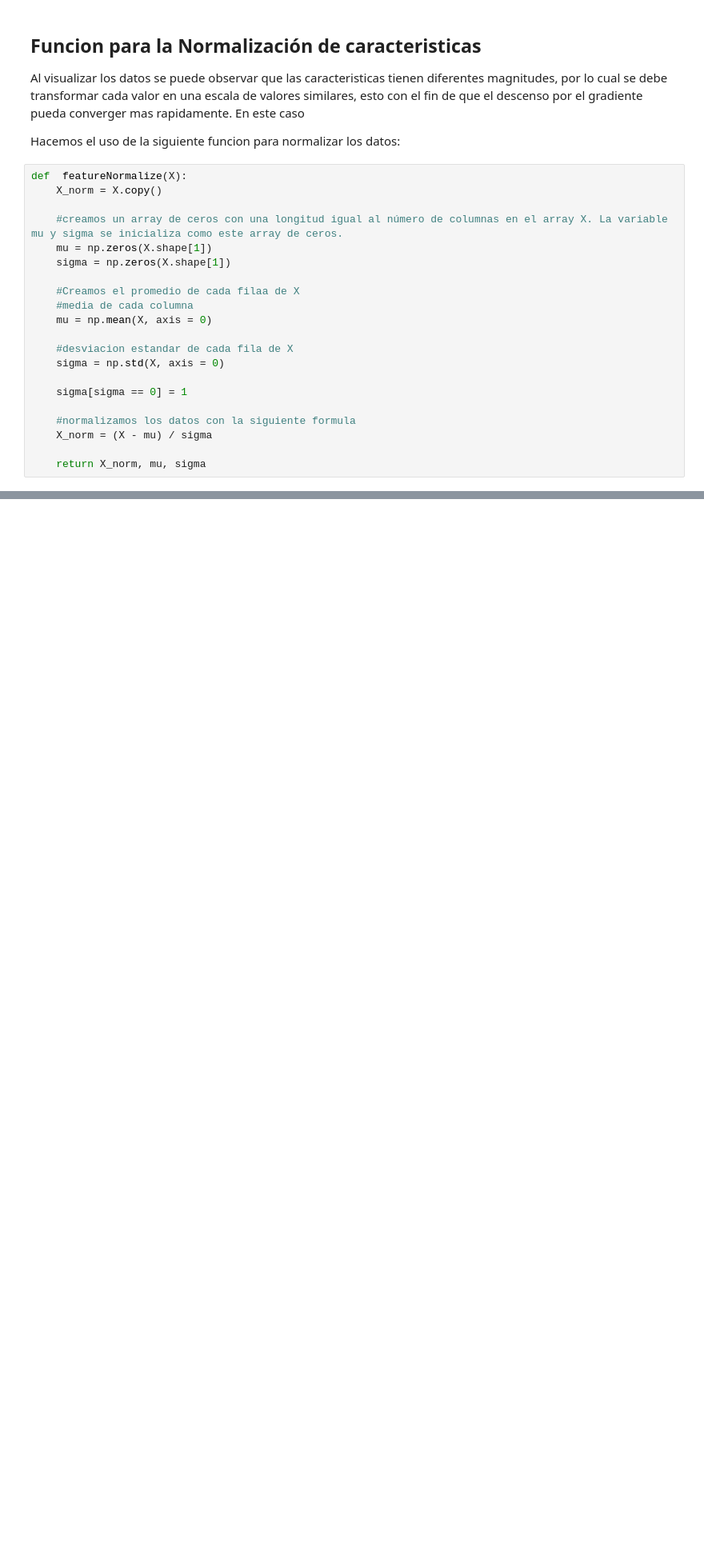
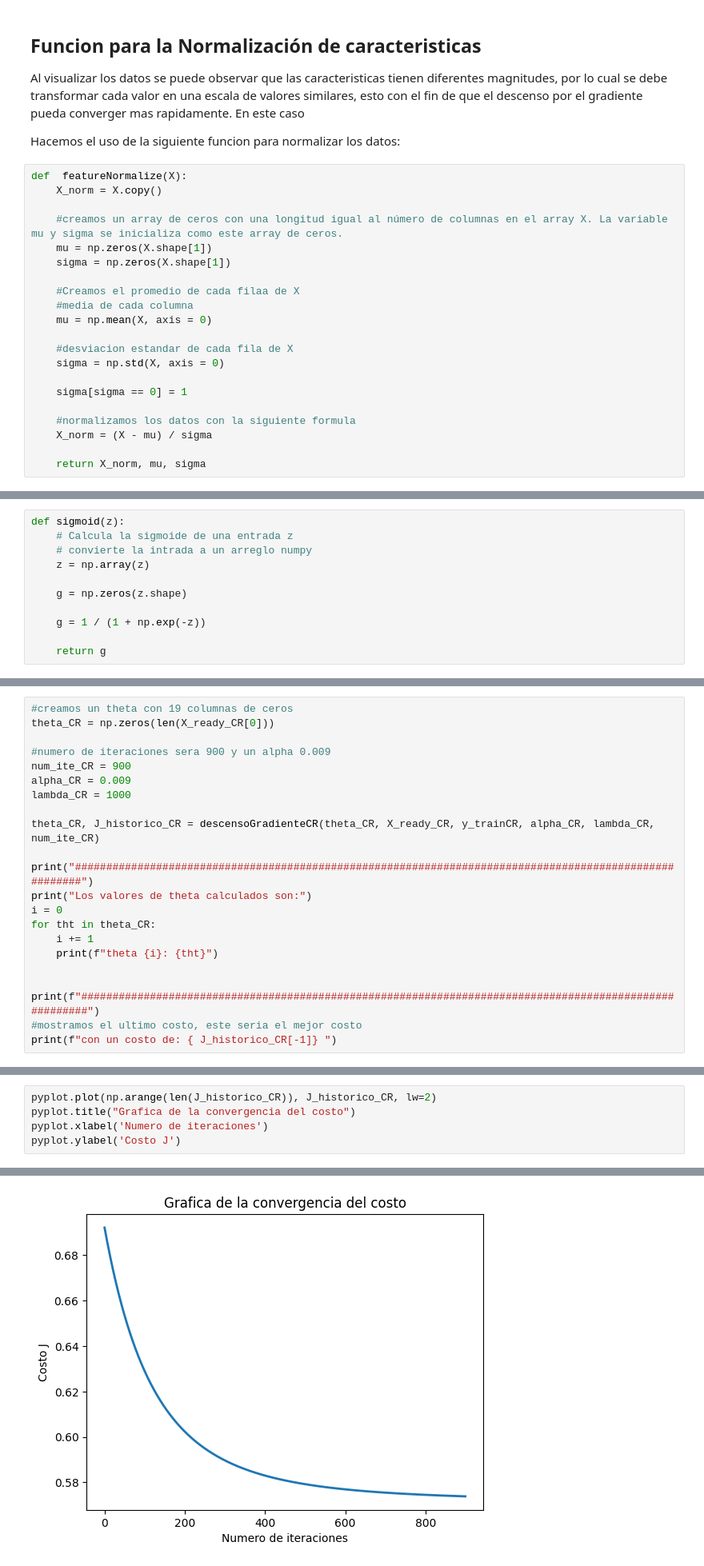
Before and after one commit to bspoloo/SIS420-012024, a Jupyter notebook: Laboratorios/Laboratorio 4/Regresion logistica.ipynb, the cells around one changed output, grey strips where cells are left out. Shown at 80% size. Drawn from its saved outputs; the diff is of its cells as text; blank space fills up the shorter version.

```diff
--- a/Laboratorios/Laboratorio 4/Regresion logistica.ipynb
+++ b/Laboratorios/Laboratorio 4/Regresion logistica.ipynb
@@ -158,0 +208,11 @@ def  featureNormalize(X):
+# %%
+def sigmoid(z):
+    # Calcula la sigmoide de una entrada z
+    # convierte la intrada a un arreglo numpy
+    z = np.array(z)
+
+    g = np.zeros(z.shape)
+
+    g = 1 / (1 + np.exp(-z))
+
+    return g
@@ -158,0 +481,22 @@ def  featureNormalize(X):
+# %%
+#creamos un theta con 19 columnas de ceros
+theta_CR = np.zeros(len(X_ready_CR[0]))
+
+#numero de iteraciones sera 900 y un alpha 0.009
+num_ite_CR = 900
+alpha_CR = 0.009
+lambda_CR = 1000
+
+theta_CR, J_historico_CR = descensoGradienteCR(theta_CR, X_ready_CR, y_trainCR, alpha_CR, lambda_CR, num_ite_CR)
+
+print("########################################################################################################")
+print("Los valores de theta calculados son:")
+i = 0
+for tht in theta_CR:
+    i += 1
+    print(f"theta {i}: {tht}")
+
+
+print(f"########################################################################################################")
+#mostramos el ultimo costo, este seria el mejor costo
+print(f"con un costo de: { J_historico_CR[-1]} ")
@@ -158,0 +523,6 @@ def  featureNormalize(X):
+# %%
+pyplot.plot(np.arange(len(J_historico_CR)), J_historico_CR, lw=2)
+pyplot.title("Grafica de la convergencia del costo")
+pyplot.xlabel('Numero de iteraciones')
+pyplot.ylabel('Costo J')
+# %% [output]
@@ -158,0 +530 @@ def  featureNormalize(X):
+[figure, added]
```
Also changed, not shown: parts of 42 cells of this notebook.
